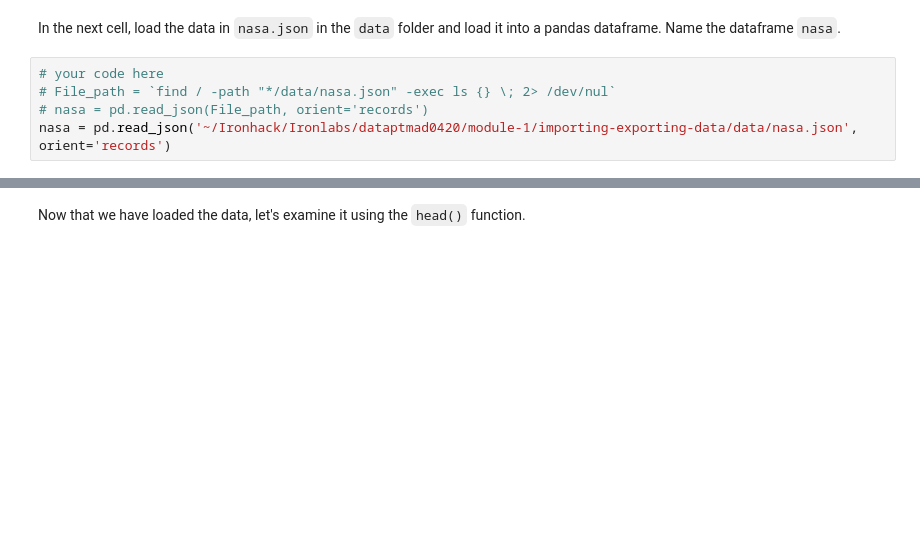
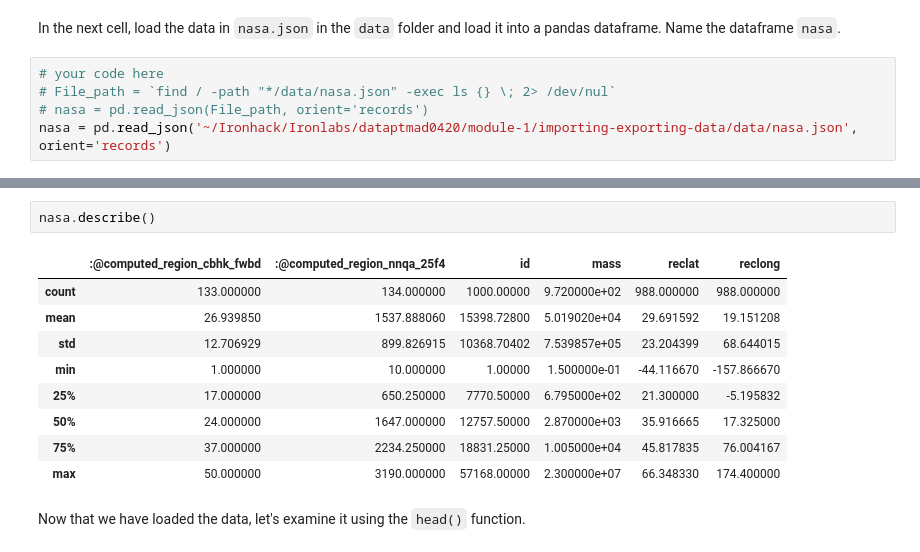
Before and after one commit to ta-data-mad/dataptmad0420, a Jupyter notebook: module-1/importing-exporting-data/your-code/main.ipynb, the cells around one changed output, grey strips where cells are left out. Drawn from its saved outputs; the diff is of its cells as text; blank space fills up the shorter version.

```diff
--- a/module-1/importing-exporting-data/your-code/main.ipynb
+++ b/module-1/importing-exporting-data/your-code/main.ipynb
@@ -73,3 +95,15 @@ nasa = pd.read_json('~/Ironhack/Ironlabs/dataptmad0420/module-1/importing-export
+# %%
+nasa.describe()
+# %% [output]
+|  | :@computed_region_cbhk_fwbd | :@computed_region_nnqa_25f4 | id | mass | reclat | reclong |
+| count | 133.000000 | 134.000000 | 1000.00000 | 9.720000e+02 | 988.000000 | 988.000000 |
+| mean | 26.939850 | 1537.888060 | 15398.72800 | 5.019020e+04 | 29.691592 | 19.151208 |
+| std | 12.706929 | 899.826915 | 10368.70402 | 7.539857e+05 | 23.204399 | 68.644015 |
+| min | 1.000000 | 10.000000 | 1.00000 | 1.500000e-01 | -44.116670 | -157.866670 |
+| 25% | 17.000000 | 650.250000 | 7770.50000 | 6.795000e+02 | 21.300000 | -5.195832 |
+| 50% | 24.000000 | 1647.000000 | 12757.50000 | 2.870000e+03 | 35.916665 | 17.325000 |
+| 75% | 37.000000 | 2234.250000 | 18831.25000 | 1.005000e+04 | 45.817835 | 76.004167 |
+| max | 50.000000 | 3190.000000 | 57168.00000 | 2.300000e+07 | 66.348330 | 174.400000 |
 # %% [markdown]
 Now that we have loaded the data, let's examine it using the `head()` function.
 # %%
```
Also changed, not shown: parts of 19 cells of this notebook, 3 other files.
